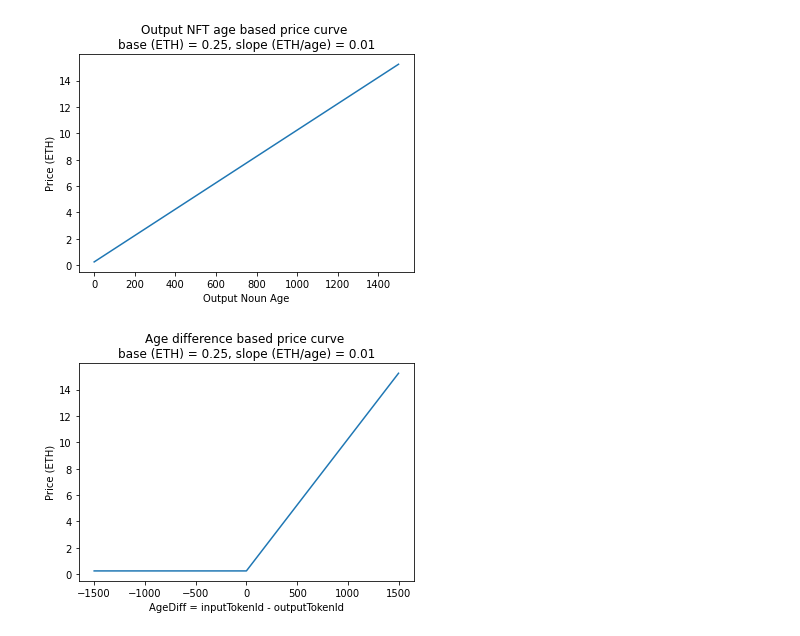
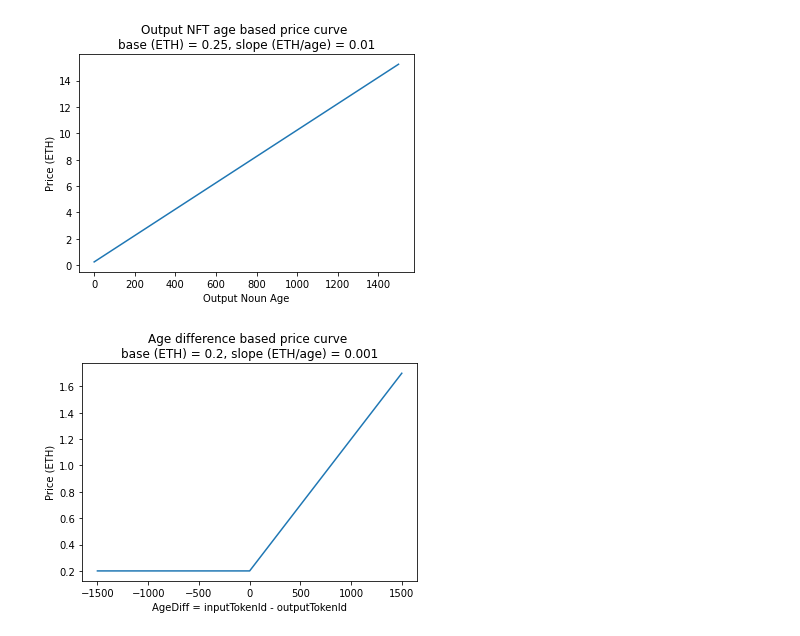
Before and after one commit to papercliplabs/nounswap, a Jupyter notebook: contracts/specs/TimelockNFTSwapper/TimelockNFTSwapperPriceCurve.ipynb, the cells around one changed output. Saved outputs shown, nothing was run; the diff lists cells and outputs as text; code cells hidden in the pictures.

```diff
--- a/contracts/specs/TimelockNFTSwapper/TimelockNFTSwapperPriceCurve.ipynb
+++ b/contracts/specs/TimelockNFTSwapper/TimelockNFTSwapperPriceCurve.ipynb
@@ -37,17 +37,17 @@ plt.show()
 # %%
 # Age difference based price curve
 
-BASE_ETH = 0.25
-SLOPE_ETH_PER_AGE = 0.01
+BASE_ETH = 0.2
+SLOPE_ETH_PER_AGE = 0.001
 
 ageDifference = np.arange(-1500, 1500, 1)
 price = BASE_ETH + SLOPE_ETH_PER_AGE * np.maximum(ageDifference, 0);
 
 plt.plot(ageDifference, price);
 plt.xlabel("AgeDiff = inputTokenId - outputTokenId")
 plt.ylabel("Price (ETH)")
 plt.title(f"Age difference based price curve \nbase (ETH) = {BASE_ETH}, slope (ETH/age) = {SLOPE_ETH_PER_AGE}")
 plt.savefig("img/age-difference-price-curve.png", facecolor=(1, 1, 1))
 plt.show()
 # %% [output]
-[figure, old version]
+[figure, new version]
```
Also changed, not shown: parts of 1 cell of this notebook, 2 other files.
